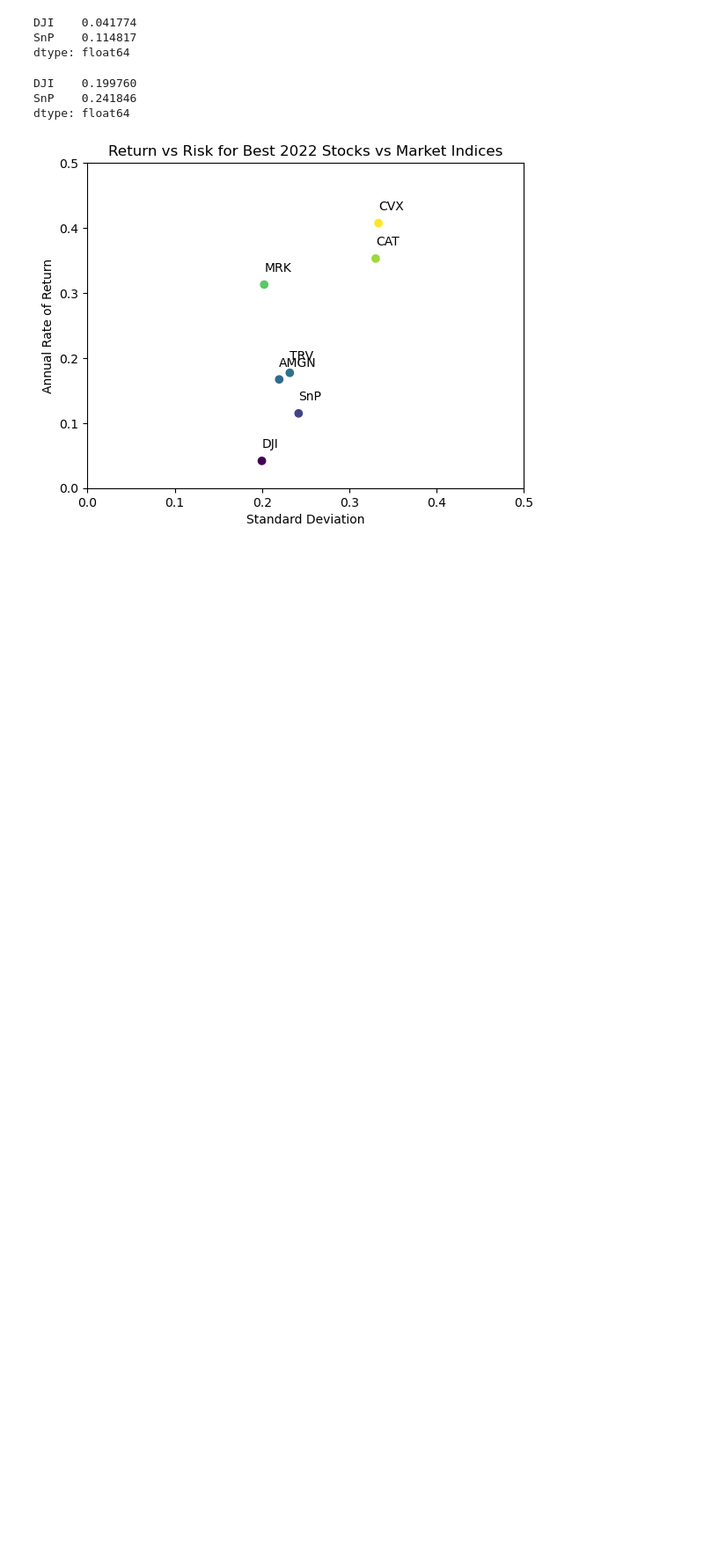
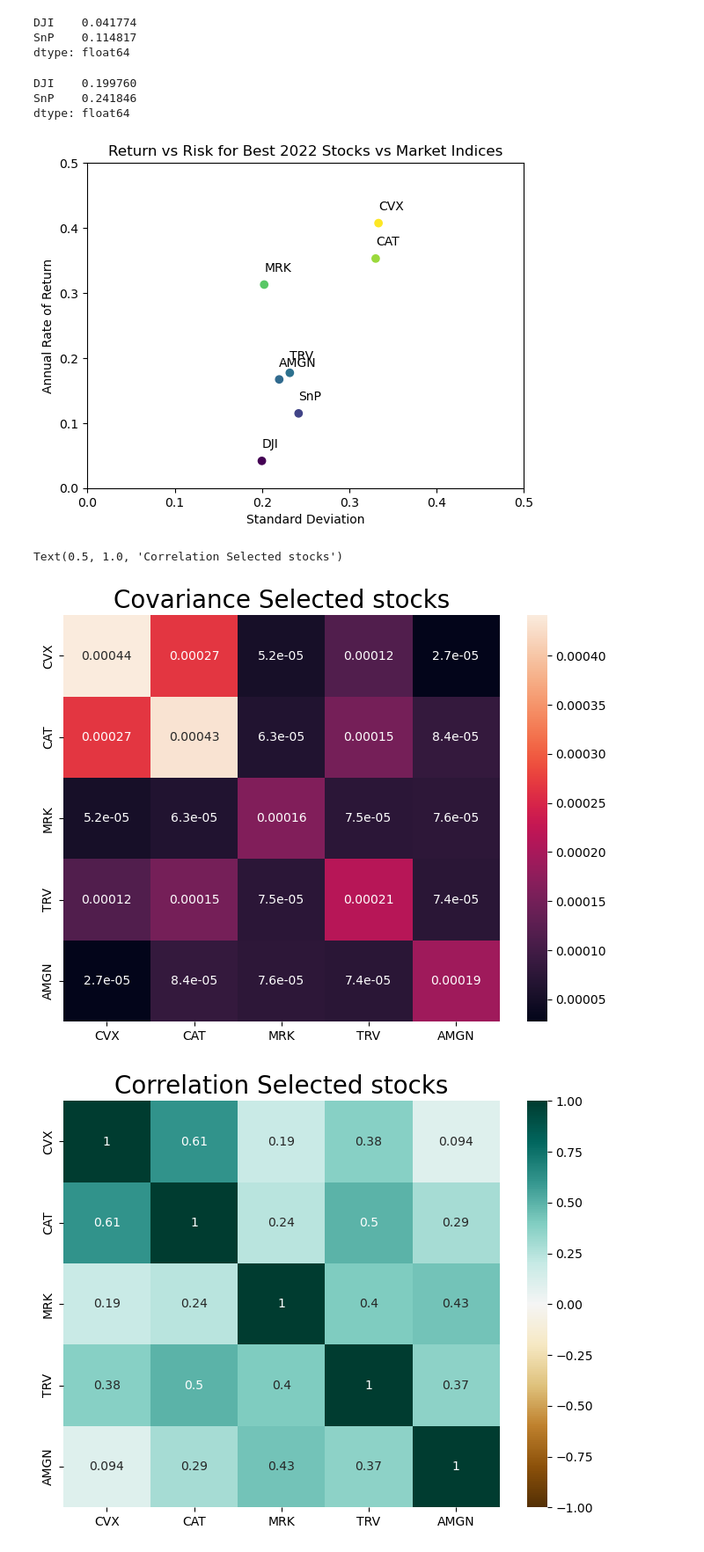
Before and after one commit to juansierra1182/Class-7.1, a Jupyter notebook: Stock_Analysis.ipynb, the cells around one changed output. Shown at 88% size. Saved outputs shown, nothing was run; the diff lists cells and outputs as text; code cells hidden in the pictures; blank space fills up the shorter version.

```diff
--- a/Stock_Analysis.ipynb
+++ b/Stock_Analysis.ipynb
@@ -254,6 +254,23 @@ plt.savefig("Outputs/stock_returns.png")
 plt.show()
 # %% [output]
 [figure]
+# %%
+# Calculating covariance and correlation for the top 5 stocks
+stock_reduced_covar = stock_pct_reduced.cov()
+stock_reduced_corr = stock_pct_reduced.corr()
+# Heatmap for covariance matrix
+
+plt.figure(figsize=(8, 6))
+heatmap_cov = sns.heatmap(stock_reduced_covar, annot=True)
+heatmap_cov.set_title("Covariance Selected stocks", fontsize = 20)
+
+plt.figure(figsize=(8, 6))
+heatmap_corr = sns.heatmap(stock_reduced_corr, annot=True, vmin = -1, vmax = 1, cmap="BrBG")
+heatmap_corr.set_title("Correlation Selected stocks", fontsize = 20)
+# %% [output]
+Text(0.5, 1.0, 'Correlation Selected stocks')
+[figure, added]
+[figure, added]
 # %%
 # Saving Results for Efficient Frontier calculations
 
```
Also changed, not shown: parts of 1 cell of this notebook, 1 other file.
